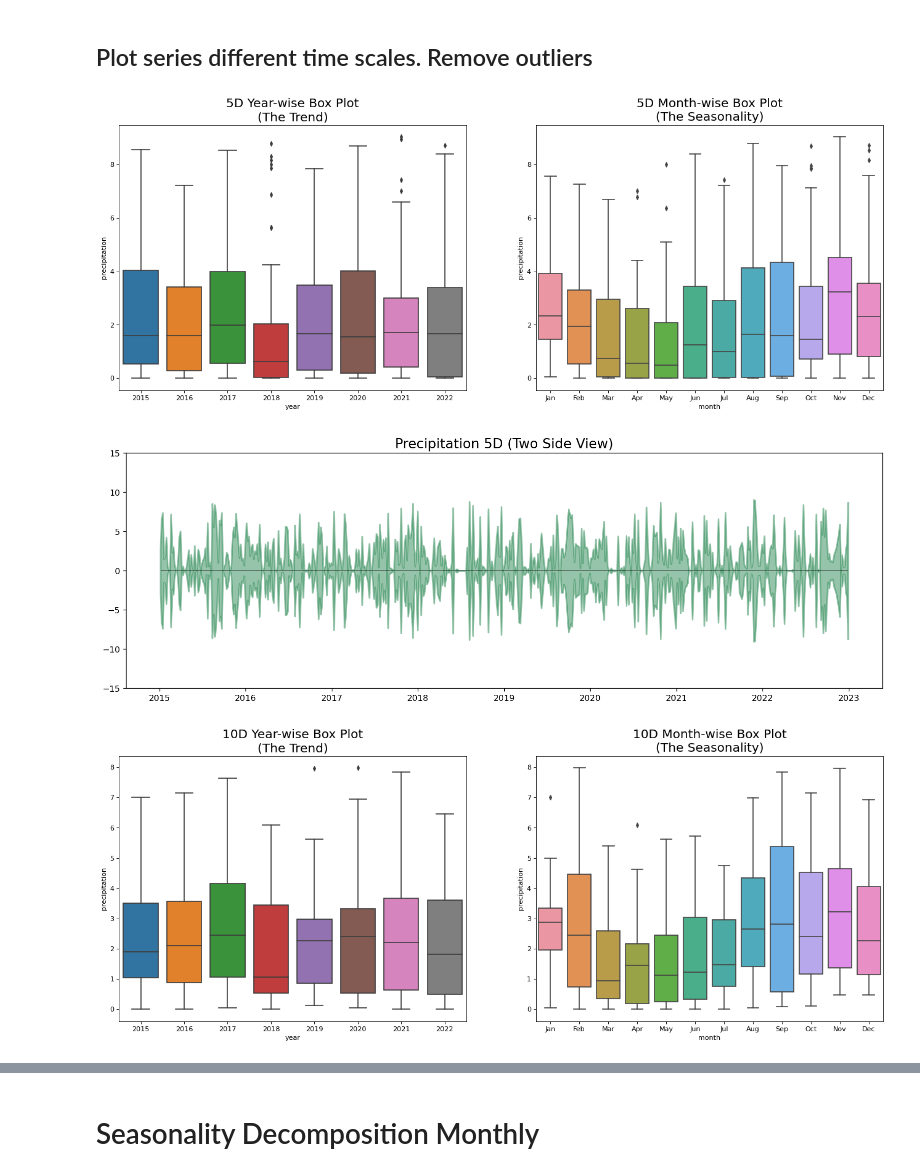
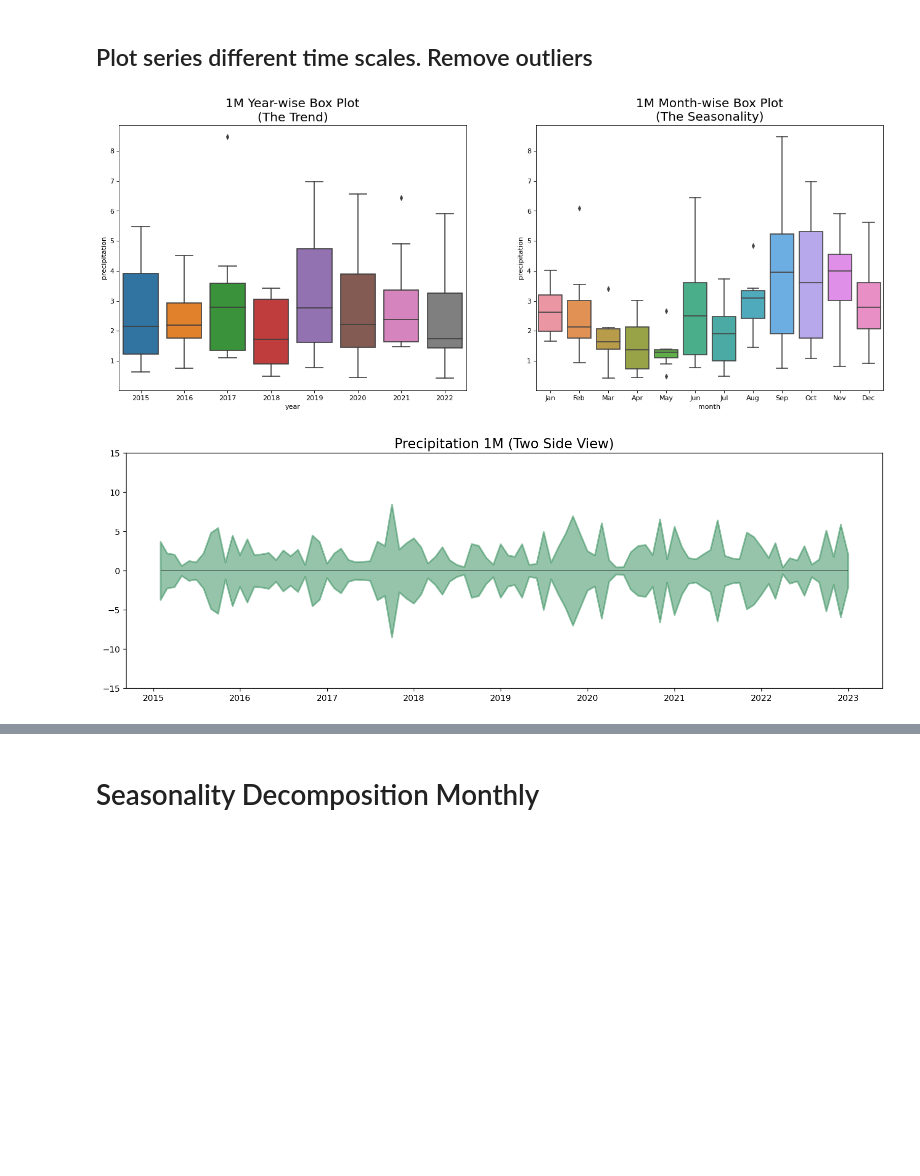
Before and after one commit to rmsryu/spark-climate-data, a Jupyter notebook: 03_LSTM.ipynb, the cells around one changed output, grey strips where cells are left out. Drawn from its saved outputs; the diff is of its cells as text; code cells hidden in the pictures; blank space fills up the shorter version.

```diff
--- a/03_LSTM.ipynb
+++ b/03_LSTM.ipynb
@@ -127,15 +127,8 @@ def seasonality_plots(grouped, freq="1D", start = '2015-01-01', end = '2023-01-0
     plt.hlines(y=0, xmin=np.min(df_s.index), xmax=np.max(df_s.index), linewidth=.5)
     plt.show()
 # %%
-grouped = df.groupby(pd.Grouper(freq='5d')).mean()
-seasonality_plots(grouped,freq="5D",remove_outliers=True)
-
-grouped = df.groupby(pd.Grouper(freq='10d')).mean()
-seasonality_plots(grouped,freq="10D",remove_outliers=True)
-
-grouped = df.resample('1M').mean()
-seasonality_plots(grouped,freq="1M",remove_outliers=True)
+df_seasson = df.resample('1M').mean()
+seasonality_plots(df_seasson,freq="1M",remove_outliers=False)
 # %% [output]
-[figure, old version]
+[figure, new version]
-[figure, old version]
+[figure, new version]
-[figure, removed]
```
Also changed, not shown: parts of 17 cells of this notebook, 2 other files.
